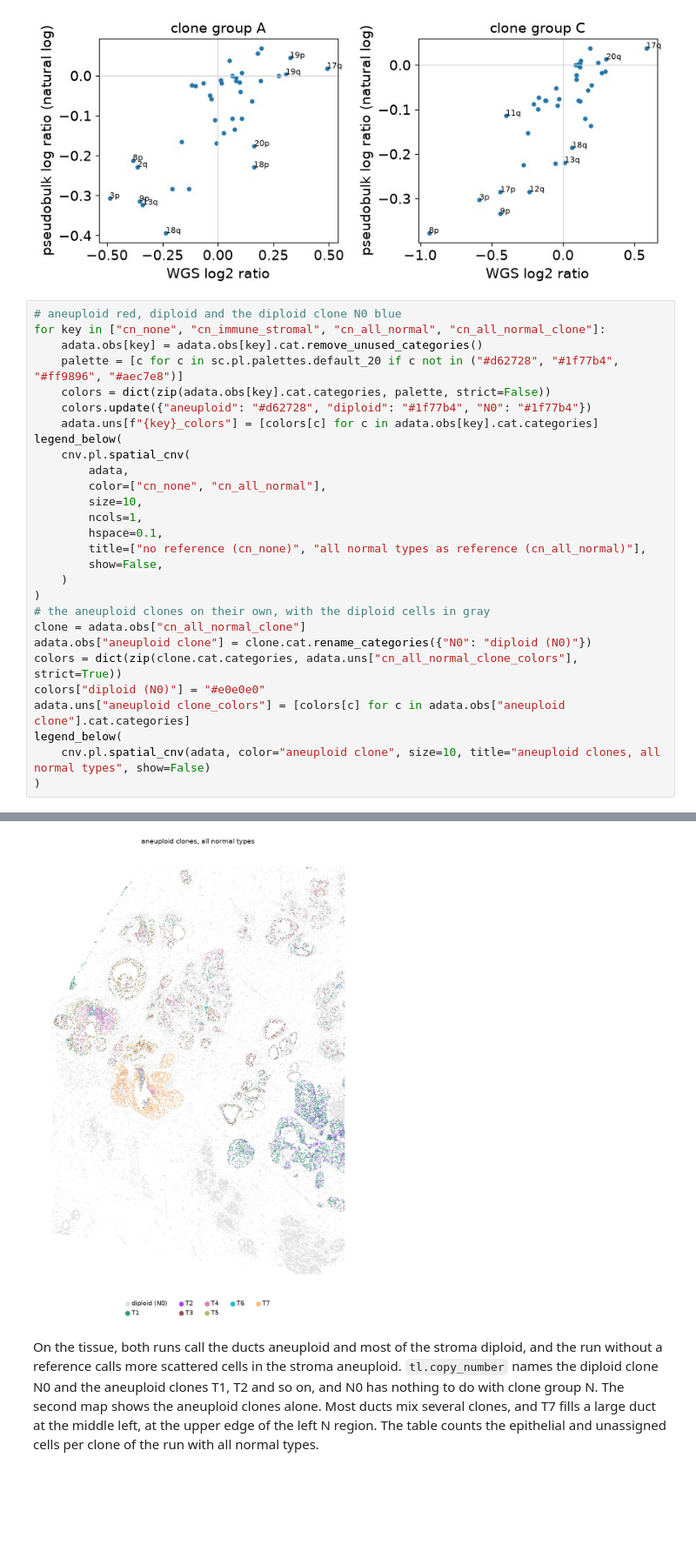
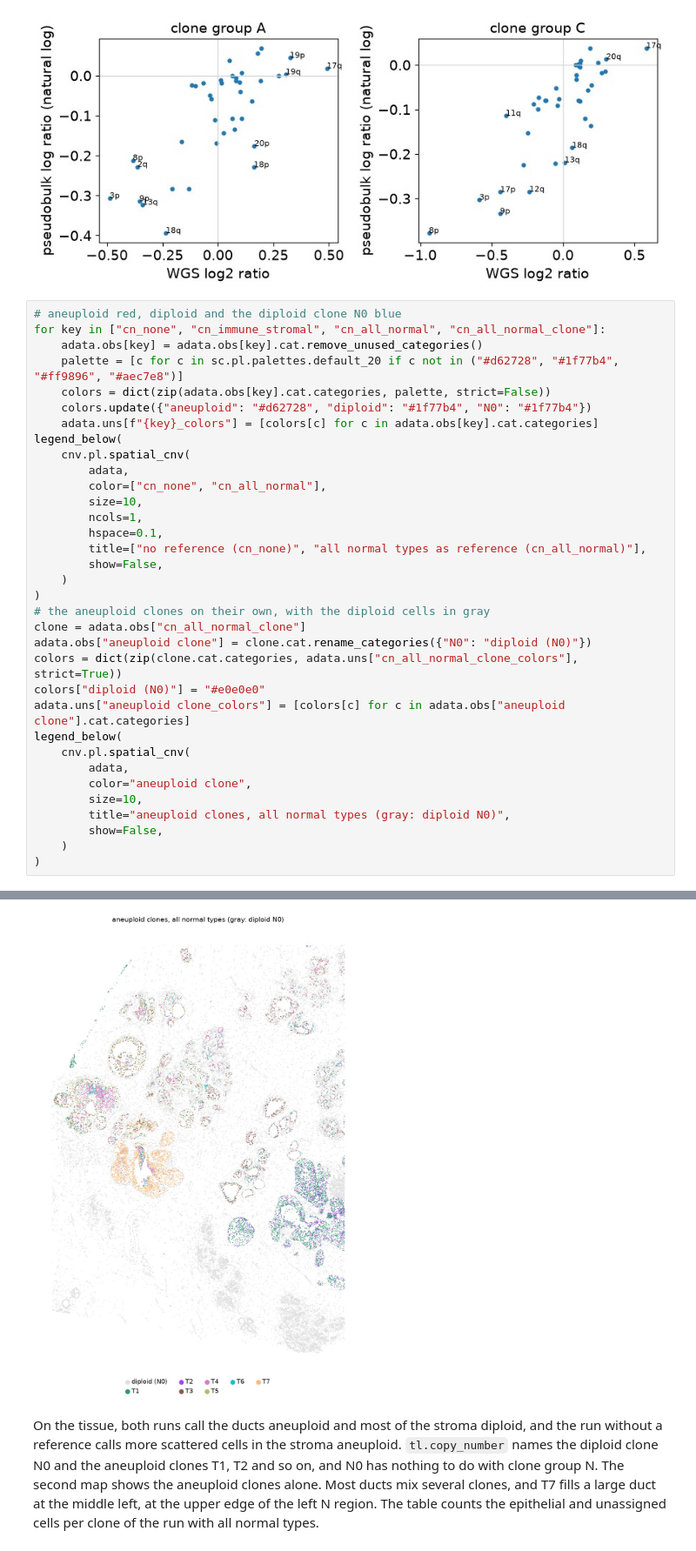
Before and after one commit to scverse/infercnvpy, a Jupyter notebook: docs/notebooks/spatial_atera.ipynb, the cells around one changed output, grey strips where cells are left out. Shown at 87% size. Cells and saved outputs as stored; diff of their text form; blank space fills up the shorter version.

```diff
--- a/docs/notebooks/spatial_atera.ipynb
+++ b/docs/notebooks/spatial_atera.ipynb
@@ -480,34 +480,40 @@ plt.tight_layout()
 # %%
 # aneuploid red, diploid and the diploid clone N0 blue
 for key in ["cn_none", "cn_immune_stromal", "cn_all_normal", "cn_all_normal_clone"]:
     adata.obs[key] = adata.obs[key].cat.remove_unused_categories()
     palette = [c for c in sc.pl.palettes.default_20 if c not in ("#d62728", "#1f77b4", "#ff9896", "#aec7e8")]
     colors = dict(zip(adata.obs[key].cat.categories, palette, strict=False))
     colors.update({"aneuploid": "#d62728", "diploid": "#1f77b4", "N0": "#1f77b4"})
     adata.uns[f"{key}_colors"] = [colors[c] for c in adata.obs[key].cat.categories]
 legend_below(
     cnv.pl.spatial_cnv(
         adata,
         color=["cn_none", "cn_all_normal"],
         size=10,
         ncols=1,
         hspace=0.1,
         title=["no reference (cn_none)", "all normal types as reference (cn_all_normal)"],
         show=False,
     )
 )
 # the aneuploid clones on their own, with the diploid cells in gray
 clone = adata.obs["cn_all_normal_clone"]
 adata.obs["aneuploid clone"] = clone.cat.rename_categories({"N0": "diploid (N0)"})
 colors = dict(zip(clone.cat.categories, adata.uns["cn_all_normal_clone_colors"], strict=True))
 colors["diploid (N0)"] = "#e0e0e0"
 adata.uns["aneuploid clone_colors"] = [colors[c] for c in adata.obs["aneuploid clone"].cat.categories]
 legend_below(
-    cnv.pl.spatial_cnv(adata, color="aneuploid clone", size=10, title="aneuploid clones, all normal types", show=False)
+    cnv.pl.spatial_cnv(
+        adata,
+        color="aneuploid clone",
+        size=10,
+        title="aneuploid clones, all normal types (gray: diploid N0)",
+        show=False,
+    )
 )
 # %% [output]
 [figure]
-[figure, old version]
+[figure, new version]
 # %% [markdown]
 On the tissue, both runs call the ducts aneuploid and most of the stroma diploid, and the run without a reference calls
 more scattered cells in the stroma aneuploid. `tl.copy_number` names the diploid clone N0 and the aneuploid clones T1,
```
Also changed, not shown: parts of 4 cells of this notebook, 1 other file.
